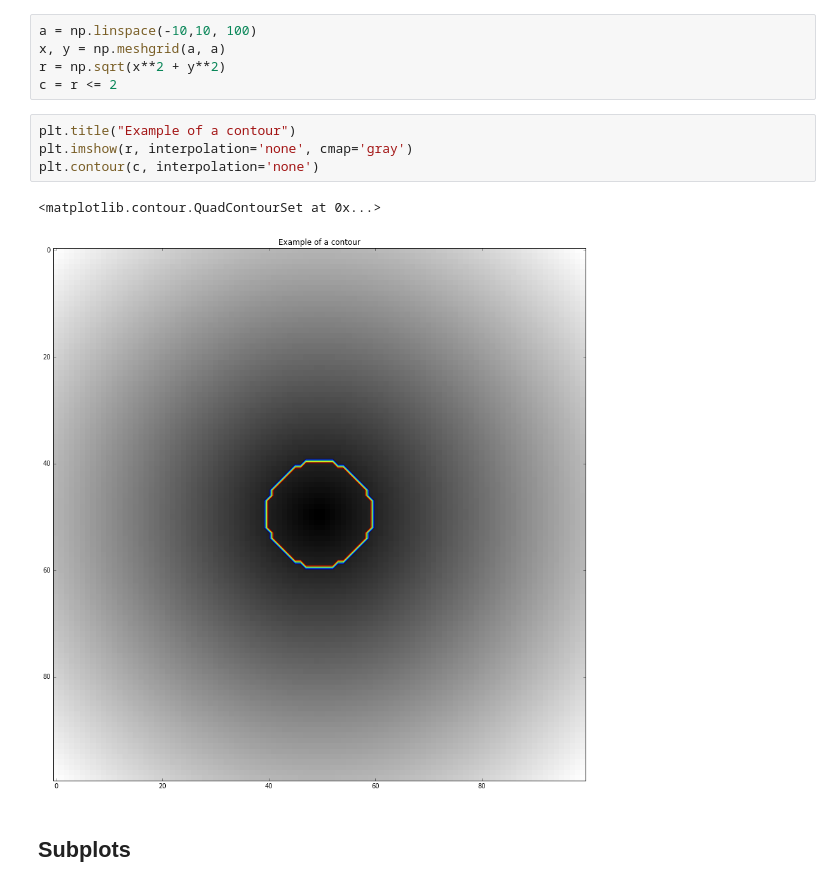
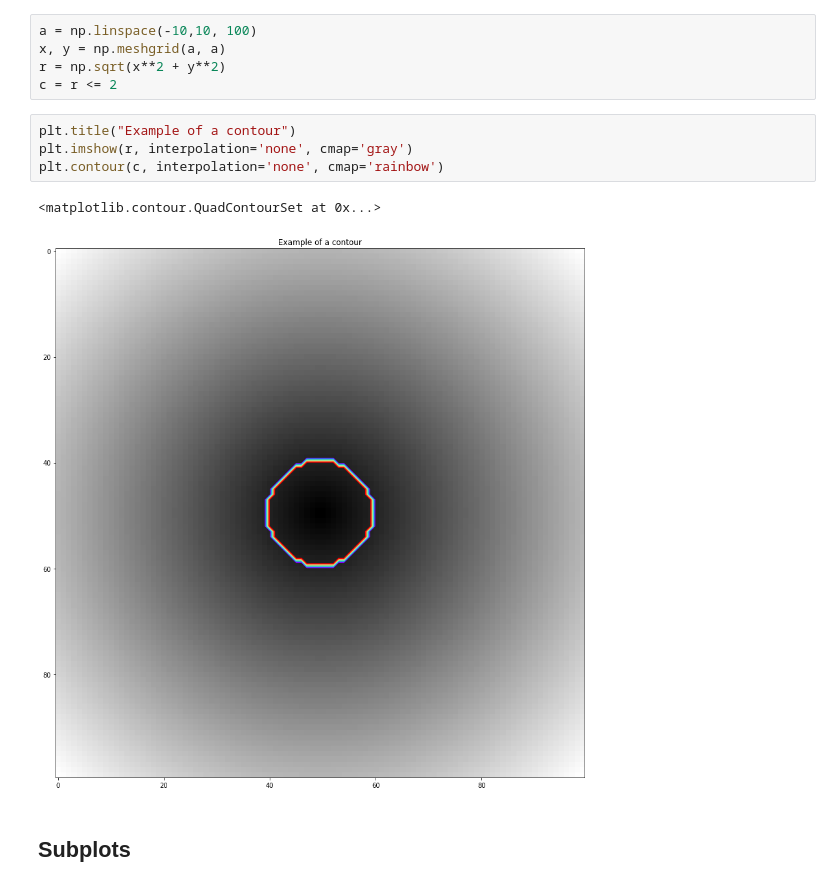
Before and after one commit to HKervadec/pyplot_zoo, a Jupyter notebook: index.ipynb, the cells around one changed output. Drawn from its saved outputs; the diff is of its cells as text.

```diff
--- a/index.ipynb
+++ b/index.ipynb
@@ -221,10 +245,10 @@ c = r <= 2
 # %%
 plt.title("Example of a contour")
 plt.imshow(r, interpolation='none', cmap='gray')
-plt.contour(c, interpolation='none')
+plt.contour(c, interpolation='none', cmap='rainbow')
 # %% [output]
 <matplotlib.contour.QuadContourSet at 0x...>
-[figure, old version]
+[figure, new version]
 # %% [markdown]
 ## Subplots
 # %%
```
Also changed, not shown: parts of 17 cells of this notebook, 1 other file.
